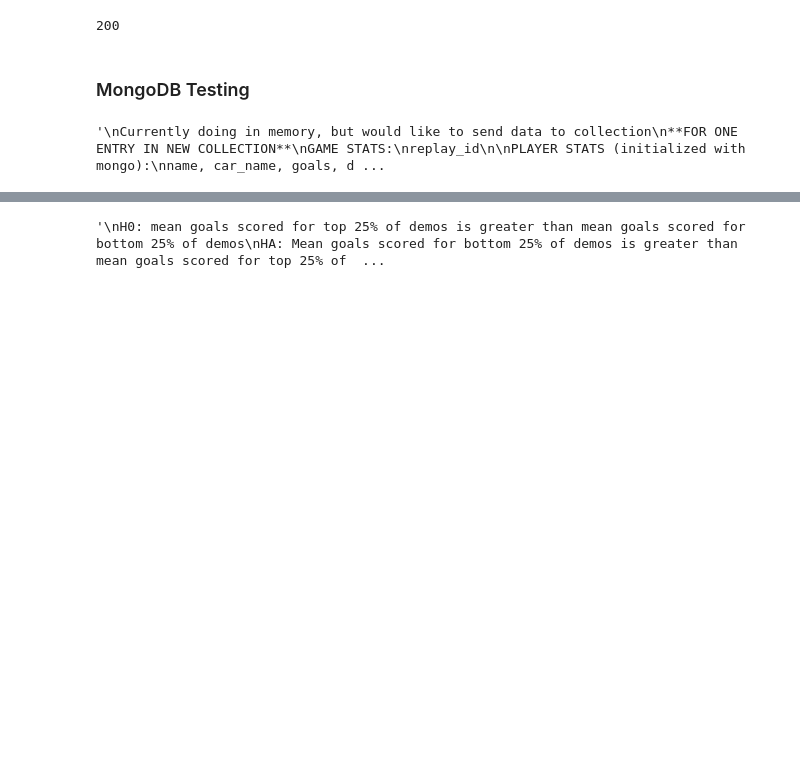
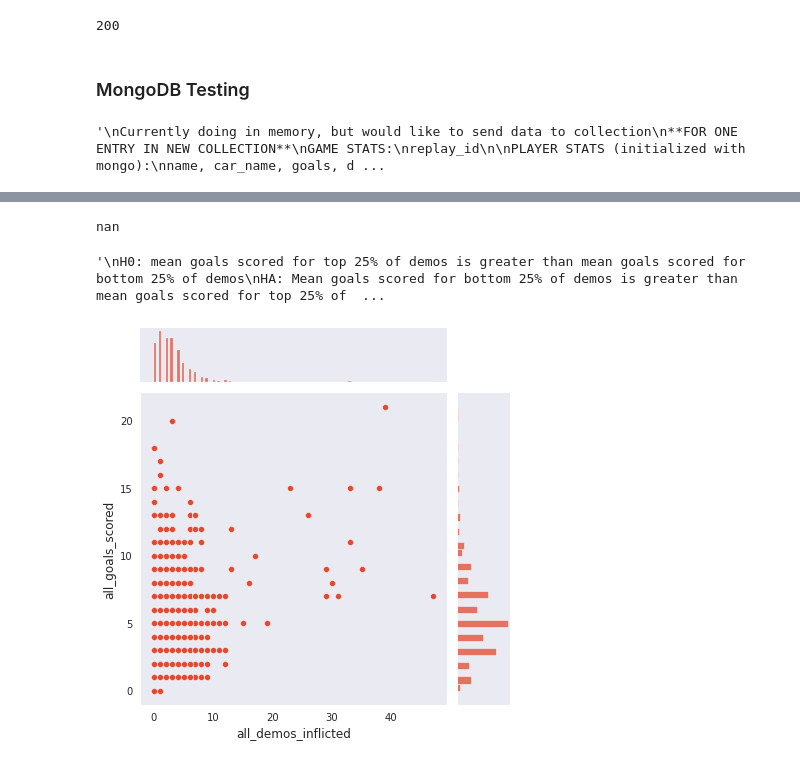
Before and after one commit to bdotbull/rl-stats-eda, a Jupyter notebook: notebook/rl_stats_eda.ipynb, the cells around one changed output, grey strips where cells are left out. Drawn from its saved outputs; the diff is of its cells as text; code cells hidden in the pictures; blank space fills up the shorter version.

```diff
--- a/notebook/rl_stats_eda.ipynb
+++ b/notebook/rl_stats_eda.ipynb
@@ -218,9 +229,12 @@ def welch_test_statistic(sample_1, sample_2):
     return numerator / np.sqrt(denominator_sq)
 # %%
 # Testing
-# demo_bot_25, demo_top_25 -> Series
+# demo_bot_25, demo_top_25 -> Series    CHECK
 # test_stat = welch_test_statistic(demo_bot_25, demo_top_25)
-# t-stats, p_value = stats.ttest_ind(demo_bot_25, demo_top_25, equal_var=False)
+# t_stats, p_value = stats.ttest_ind(demo_bot_25, demo_top_25, equal_var=False)
+print(p_value)
+# %% [output]
+nan
 # %%
 """
 H0: mean goals scored for top 25% of demos is greater than mean goals scored for bottom 25% of demos
@@ -228,3 +242,10 @@ HA: Mean goals scored for bottom 25% of demos is greater than mean goals scored
 """
 # %% [output]
 '\nH0: mean goals scored for top 25% of demos is greater than mean goals scored for bottom 25% of demos\nHA: Mean goals scored for bottom 25% of demos is greater than mean goals scored for top 25% of  ...
+# %%
+# Joint Plot
+# ITA: hue=ranks or hue=car_name
+sns.set_style("dark")
+ax = sns.jointplot(x='all_demos_inflicted', y='all_goals_scored',data=all_demos_and_goals)
+# %% [output]
+[figure, added]
```
Also changed, not shown: parts of 12 cells of this notebook.
